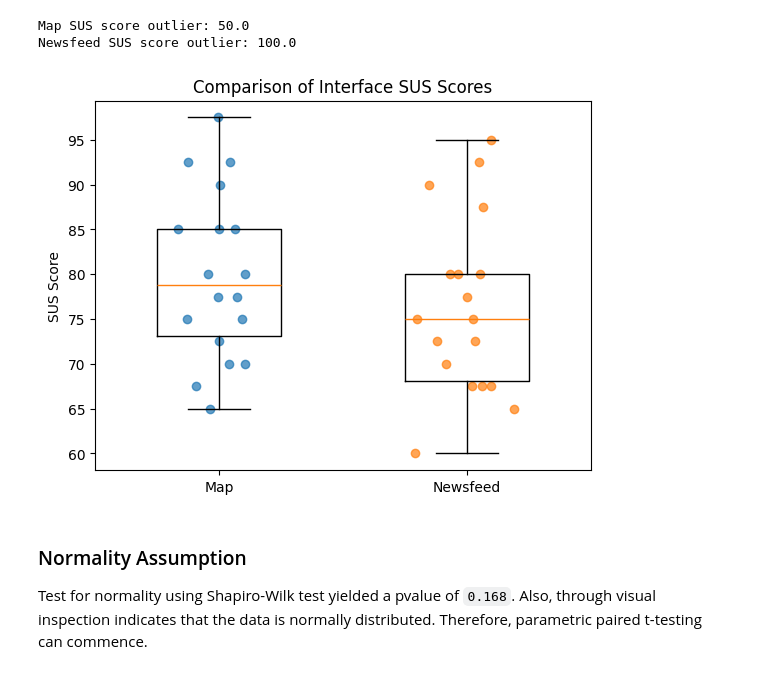
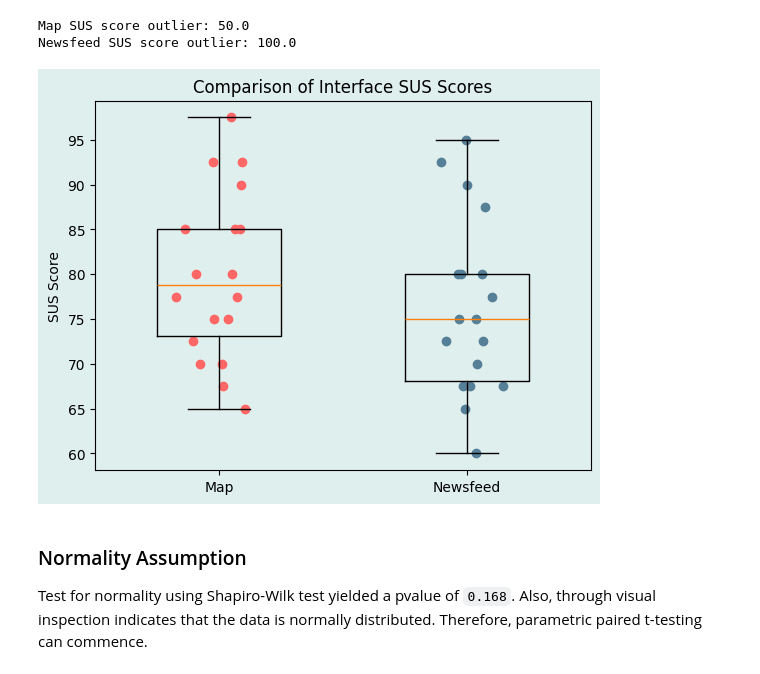
Before and after one commit to ishaanbhide/part-iv-project, a Jupyter notebook: statistics/analysis.ipynb, the cells around one changed output. Saved outputs shown, nothing was run; the diff lists cells and outputs as text; code cells hidden in the pictures.

```diff
--- a/statistics/analysis.ipynb
+++ b/statistics/analysis.ipynb
@@ -40,17 +40,22 @@ Newsfeed SUS score outlier: 100.0
 # %%
 combined_data = [map_ratings['SUS_score'], newsfeed_ratings['SUS_score']]
 plt.boxplot(combined_data, widths=0.5)
 plt.xticks([1, 2], ["Map", "Newsfeed"])
 plt.title("Comparison of Interface SUS Scores")
 plt.ylabel("SUS Score")
 
+fig, ax = plt.gcf(), plt.gca()
+ax.set_facecolor("#dfefed")
+fig.set_facecolor("#dfefed")
+
+scatter_colors = ['#ff6766', '#567f98']
 for i, data_point in enumerate(combined_data, 1):
     x_positions = np.random.normal(i, 0.1, len(data_point))
-    plt.scatter(x_positions, data_point, alpha=0.7)
+    plt.scatter(x_positions, data_point, c=scatter_colors[i-1])
 
 plt.show()
 # %% [output]
-[figure, old version]
+[figure, new version]
 # %%
 map_scores = map_ratings['SUS_score'].tolist()
 newsfeed_scores = newsfeed_ratings['SUS_score'].tolist()
```
Also changed, not shown: parts of 1 cell of this notebook.
